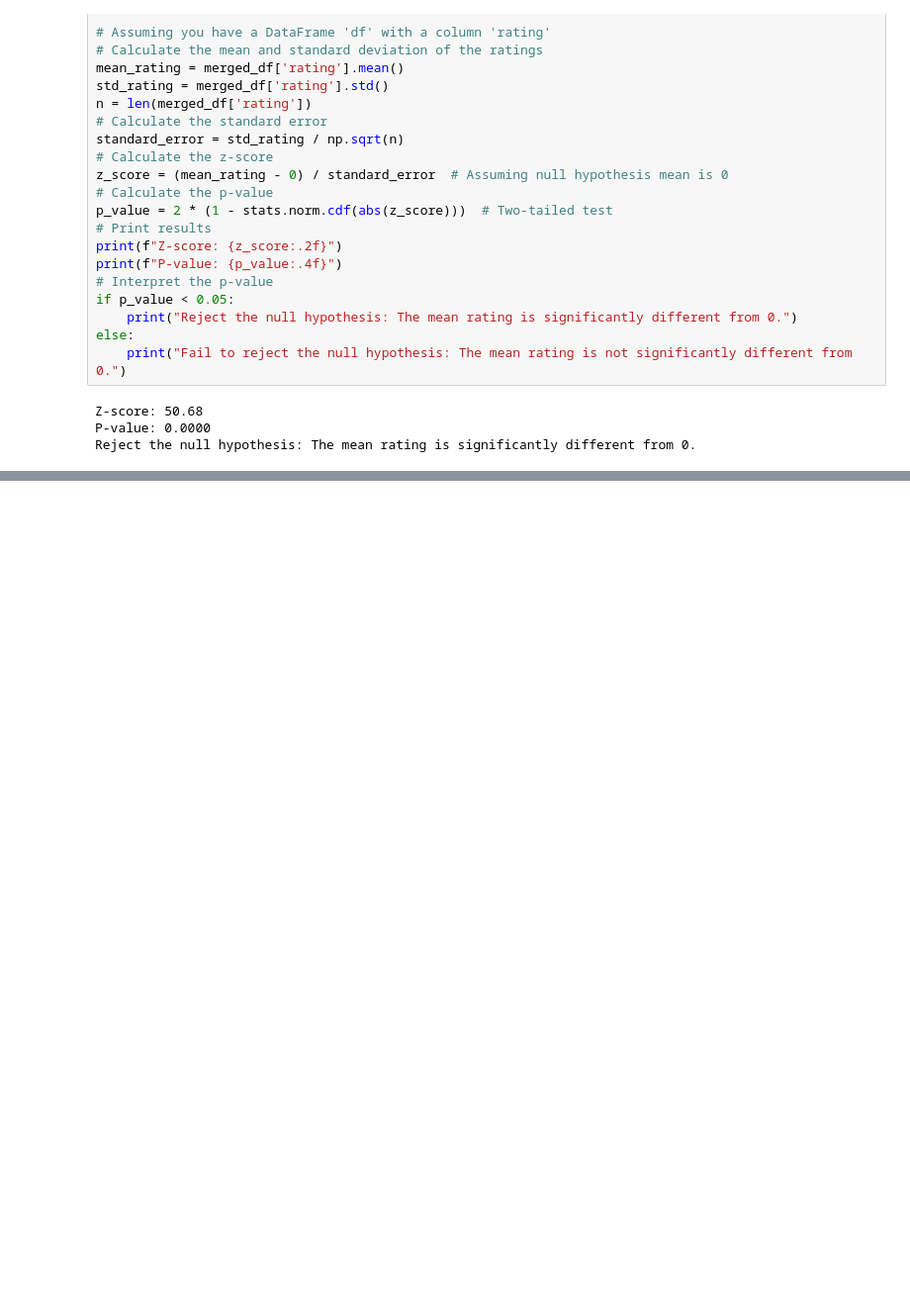
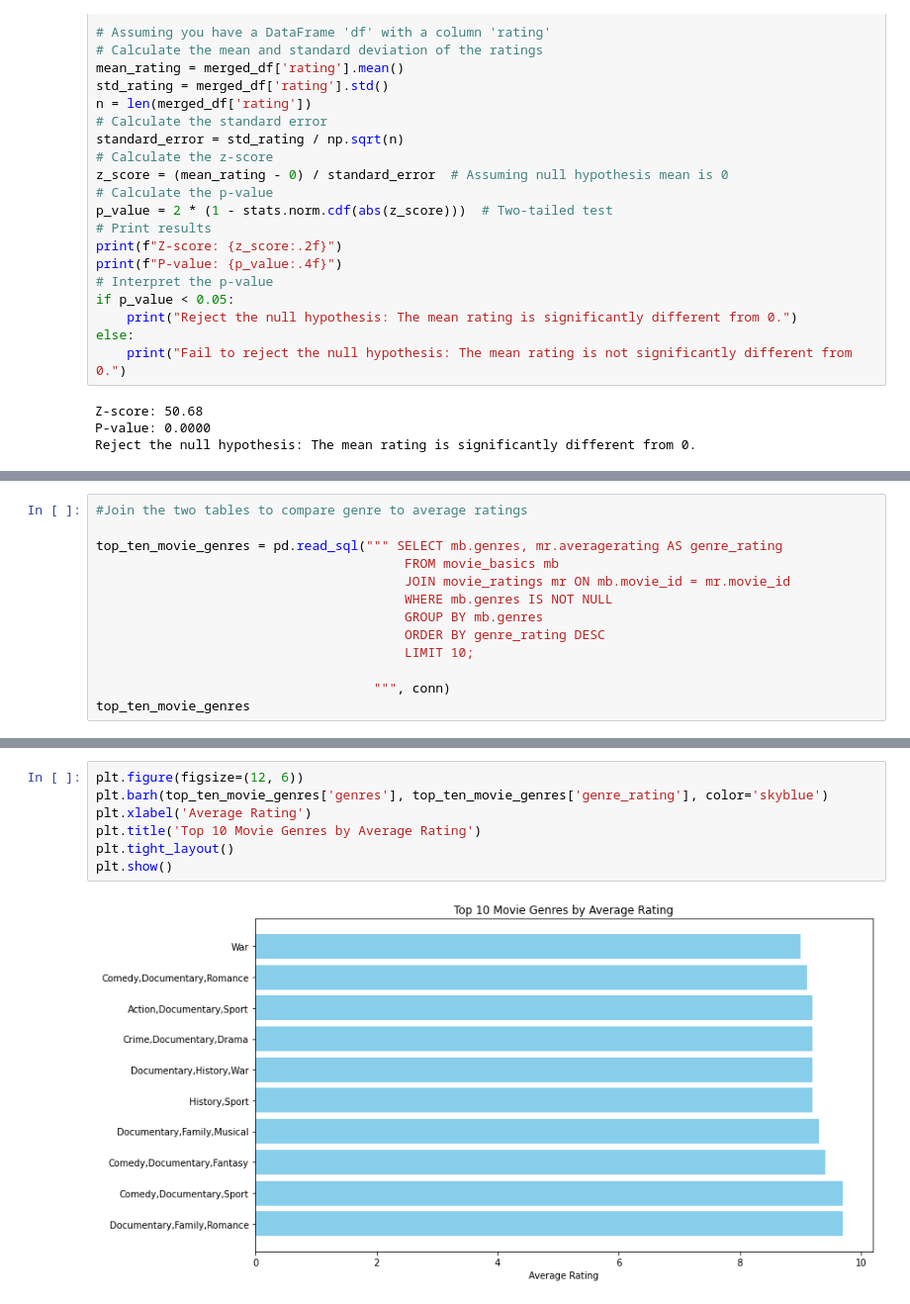
Before and after one commit to Husky-69/Group_8_phase_2_project, a Jupyter notebook: Group8_Endphase2_Project.ipynb, the cells around one changed output, grey strips where cells are left out. Shown at 99% size. Drawn from its saved outputs; the diff is of its cells as text; blank space fills up the shorter version.

Commit message:
Did more analysis using SQL and visualizations on the imdb data

```diff
--- a/Group8_Endphase2_Project.ipynb
+++ b/Group8_Endphase2_Project.ipynb
@@ -745,0 +802,13 @@ plt.show()
+# %%
+#Join the two tables to compare genre to average ratings
+
+top_ten_movie_genres = pd.read_sql(""" SELECT mb.genres, mr.averagerating AS genre_rating
+                                        FROM movie_basics mb
+                                        JOIN movie_ratings mr ON mb.movie_id = mr.movie_id
+                                        WHERE mb.genres IS NOT NULL
+                                        GROUP BY mb.genres
+                                        ORDER BY genre_rating DESC
+                                        LIMIT 10;
+
+                                    """, conn)
+top_ten_movie_genres
@@ -745,0 +827,9 @@ plt.show()
+# %%
+plt.figure(figsize=(12, 6))
+plt.barh(top_ten_movie_genres['genres'], top_ten_movie_genres['genre_rating'], color='skyblue')
+plt.xlabel('Average Rating')
+plt.title('Top 10 Movie Genres by Average Rating')
+plt.tight_layout()
+plt.show()
+# %% [output]
+[figure, added]
```
Also changed, not shown: parts of 18 cells of this notebook.
